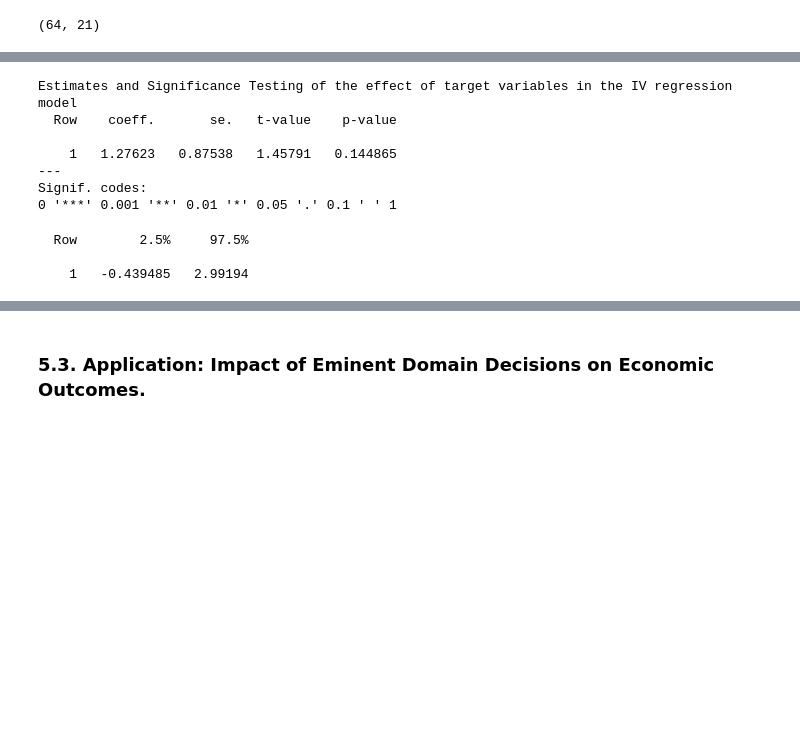
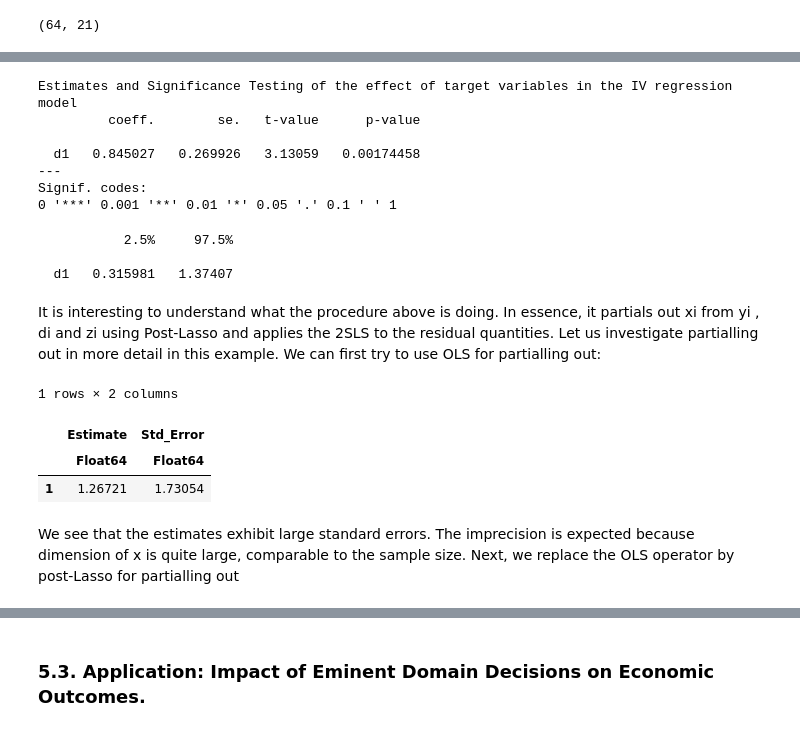
Before and after one commit to d2cml-ai/HDMjl.jl, a Jupyter notebook: tutorial/HDMjl_tutorial.ipynb, the cells around one changed output, grey strips where cells are left out. Drawn from its saved outputs; the diff is of its cells as text; code cells hidden in the pictures; blank space fills up the shorter version.

```diff
--- a/tutorial/HDMjl_tutorial.ipynb
+++ b/tutorial/HDMjl_tutorial.ipynb
@@ -359,18 +420,24 @@ size(x)
 # %%
 AJR_Xselect  = rlassoIV(x, d, y, z, select_X=true, select_Z=false);
 # %%
-summaryIV(AJR_Xselect)
+r_summary(AJR_Xselect);
 # %% [output]
 Estimates and Significance Testing of the effect of target variables in the IV regression model
-  Row    coeff.       se.   t-value    p-value
+         coeff.        se.   t-value      p-value
 
-    1   1.27623   0.87538   1.45791   0.144865
+  d1   0.845027   0.269926   3.13059   0.00174458
 ---
 Signif. codes:
 0 '***' 0.001 '**' 0.01 '*' 0.05 '.' 0.1 ' ' 1
 # %%
-confintIV(AJR_Xselect)
+r_confint(AJR_Xselect);
 # %% [output]
-  Row        2.5%     97.5%
+           2.5%     97.5%
 
-    1   -0.439485   2.99194
+  d1   0.315981   1.37407
+# %% [markdown]
+It is interesting to understand what the procedure above is doing. In essence, it partials out xi from
+yi
+, di and zi using Post-Lasso and applies the 2SLS to the residual quantities.
+Let us investigate partialling out in more detail in this example. We can first try to use OLS for
+partialling out:
@@ -376,0 +451,27 @@ confintIV(AJR_Xselect)
+# %%
+rY_1 = lm(@formula(GDP ~ Latitude + Latitude2 + Africa + Asia + Namer + Samer + Latitude*Latitude2 + Latitude*Africa + Latitude*Asia + Latitude*Namer + Latitude*Samer
+          + Latitude2*Africa + Latitude2*Asia + Latitude2*Namer + Latitude2*Samer + Africa*Asia + Africa*Namer + Africa*Samer
+          + Asia*Namer + Asia*Samer + Namer*Samer), AJR)
+rY = y - predict(rY_1)
+
+rD_1 = lm(@formula(Exprop ~ Latitude + Latitude2 + Africa + Asia + Namer + Samer + Latitude*Latitude2 + Latitude*Africa + Latitude*Asia + Latitude*Namer + Latitude*Samer
+          + Latitude2*Africa + Latitude2*Asia + Latitude2*Namer + Latitude2*Samer + Africa*Asia + Africa*Namer + Africa*Samer
+          + Asia*Namer + Asia*Samer + Namer*Samer), AJR)
+rD = d - predict(rD_1)
+
+rZ_1 = lm(@formula(logMort ~ Latitude + Latitude2 + Africa + Asia + Namer + Samer + Latitude*Latitude2 + Latitude*Africa + Latitude*Asia + Latitude*Namer + Latitude*Samer
+          + Latitude2*Africa + Latitude2*Asia + Latitude2*Namer + Latitude2*Samer + Africa*Asia + Africa*Namer + Africa*Samer
+          + Asia*Namer + Asia*Samer + Namer*Samer), AJR)
+rZ = z - predict(rZ_1);
+# %%
+ivfit_lm = tsls(rD, rY, rZ, nothing, intercept=false)
+DataFrame(Estimate = ivfit_lm["coefficients"][1,2], Std_Error = ivfit_lm["se"])
+# %% [output]
+1 rows × 2 columns
+|  | Estimate | Std_Error |
+|  | Float64 | Float64 |
+| 1 | 1.26721 | 1.73054 |
+# %% [markdown]
+We see that the estimates exhibit large standard errors. The imprecision is expected because dimension
+of x is quite large, comparable to the sample size.
+Next, we replace the OLS operator by post-Lasso for partialling out
```
Also changed, not shown: parts of 109 cells of this notebook, 18 other files.
